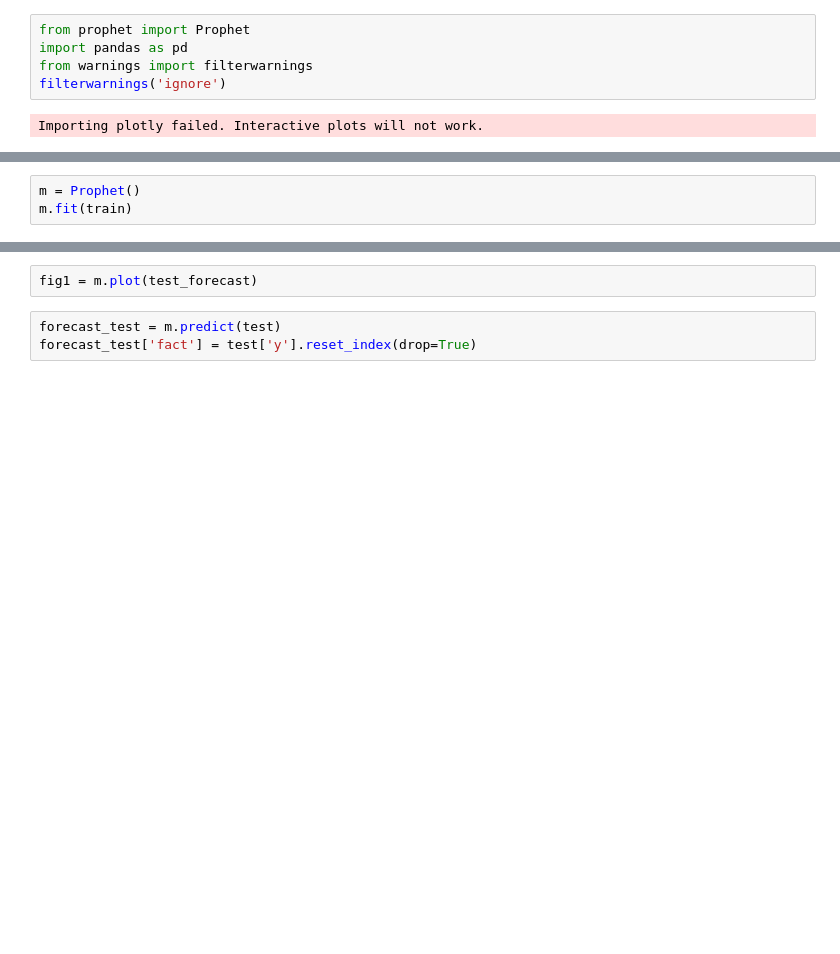
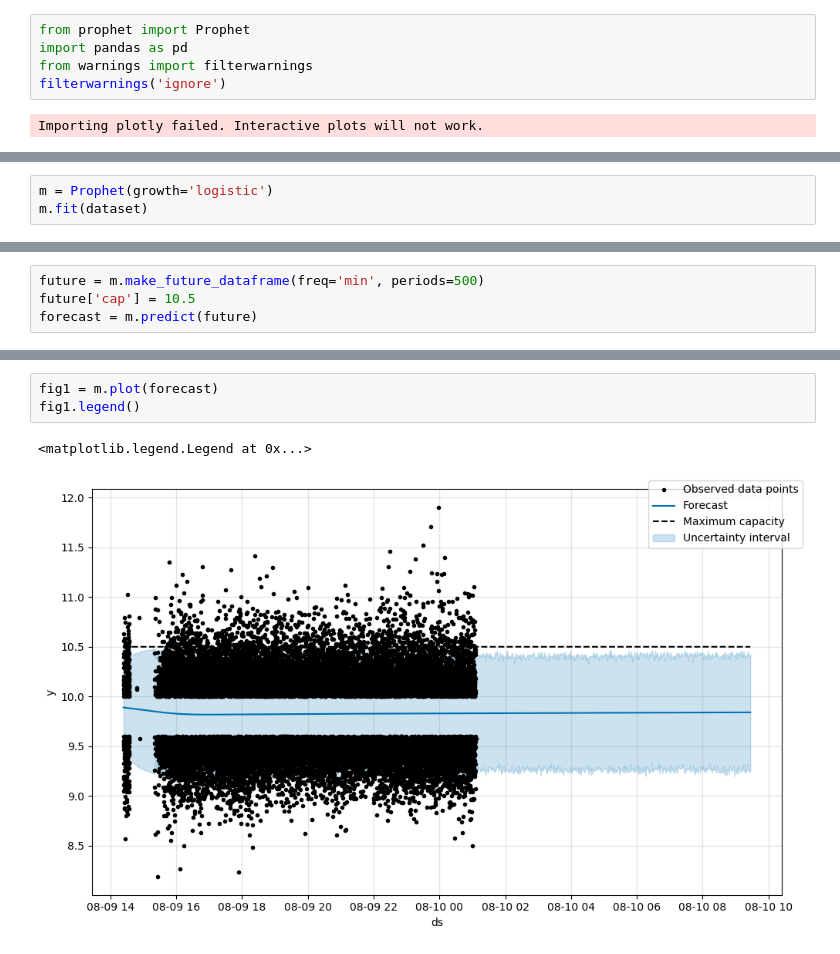
Before and after one commit to nk2105/AkzentE4.0, a Jupyter notebook: prophet.ipynb, the cells around one changed output, grey strips where cells are left out. Saved outputs shown, nothing was run; the diff lists cells and outputs as text; blank space fills up the shorter version.

```diff
--- a/prophet.ipynb
+++ b/prophet.ipynb
@@ -52,3 +32,3 @@ print(test.tail())
 # %%
-m = Prophet()
-m.fit(train)
+m = Prophet(growth='logistic')
+m.fit(dataset)
@@ -57,0 +39,4 @@ test_forecast
+# %%
+future = m.make_future_dataframe(freq='min', periods=500)
+future['cap'] = 10.5
+forecast = m.predict(future)
@@ -58,5 +59,6 @@ test_forecast
 # %%
-fig1 = m.plot(test_forecast)
+fig1 = m.plot(forecast)
+fig1.legend()
+# %% [output]
+<matplotlib.legend.Legend at 0x...>
+[figure, added]
-# %%
-forecast_test = m.predict(test)
-forecast_test['fact'] = test['y'].reset_index(drop=True)
```
Also changed, not shown: parts of 6 cells of this notebook.
